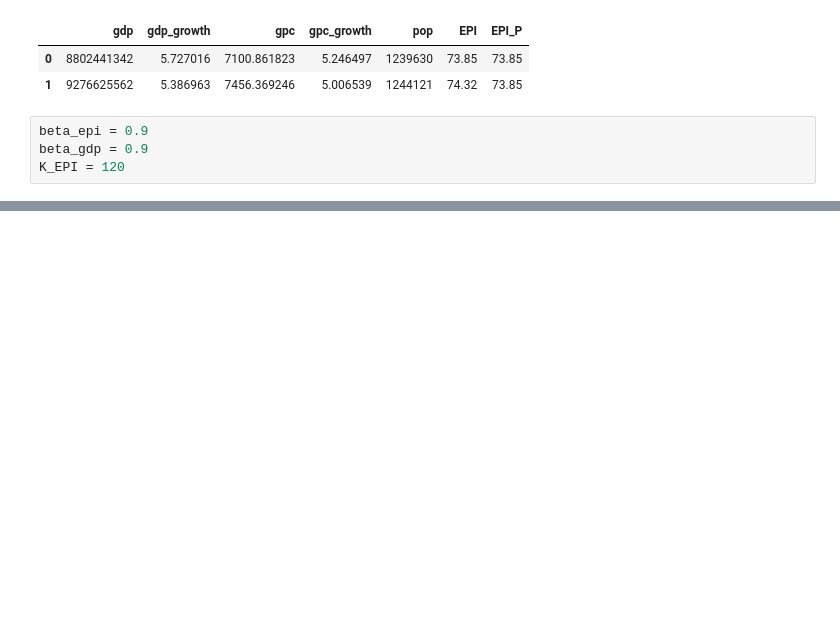
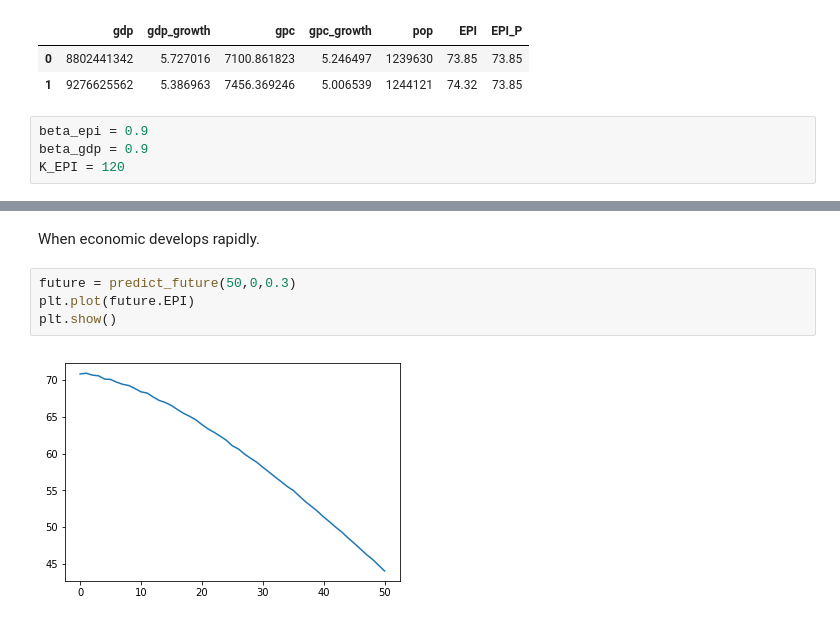
Before and after one commit to rhythmswing/ClimateFragility, a Jupyter notebook: Code/EPI_model.ipynb, the cells around one changed output, grey strips where cells are left out. Drawn from its saved outputs; the diff is of its cells as text; blank space fills up the shorter version.

```diff
--- a/Code/EPI_model.ipynb
+++ b/Code/EPI_model.ipynb
@@ -72,0 +171,8 @@ for idx in range(years_to):
+# %% [markdown]
+When economic develops rapidly.
+# %%
+future = predict_future(50,0,0.3)
+plt.plot(future.EPI)
+plt.show()
+# %% [output]
+[figure, added]
```
Also changed, not shown: parts of 30 cells of this notebook, 1 other file.
